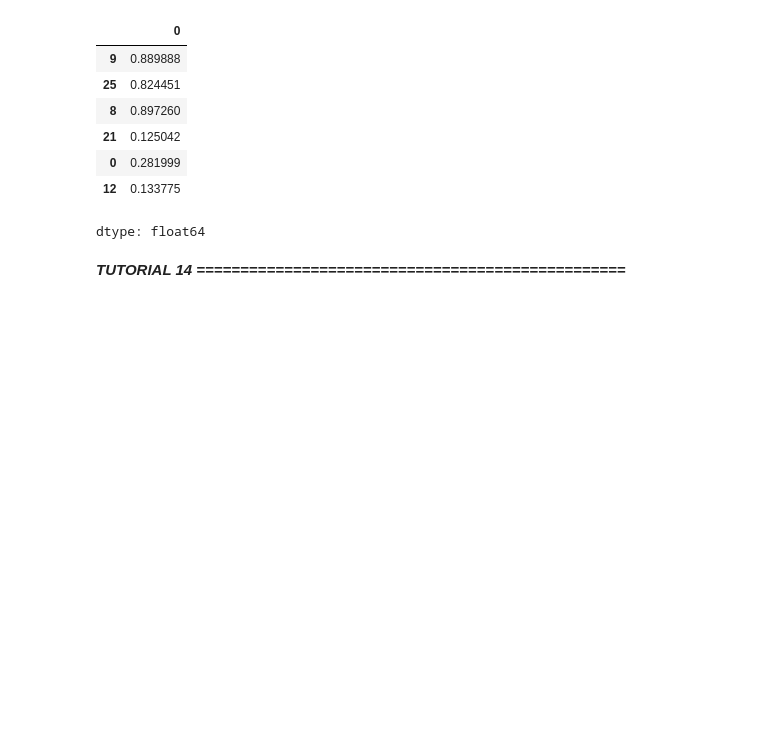
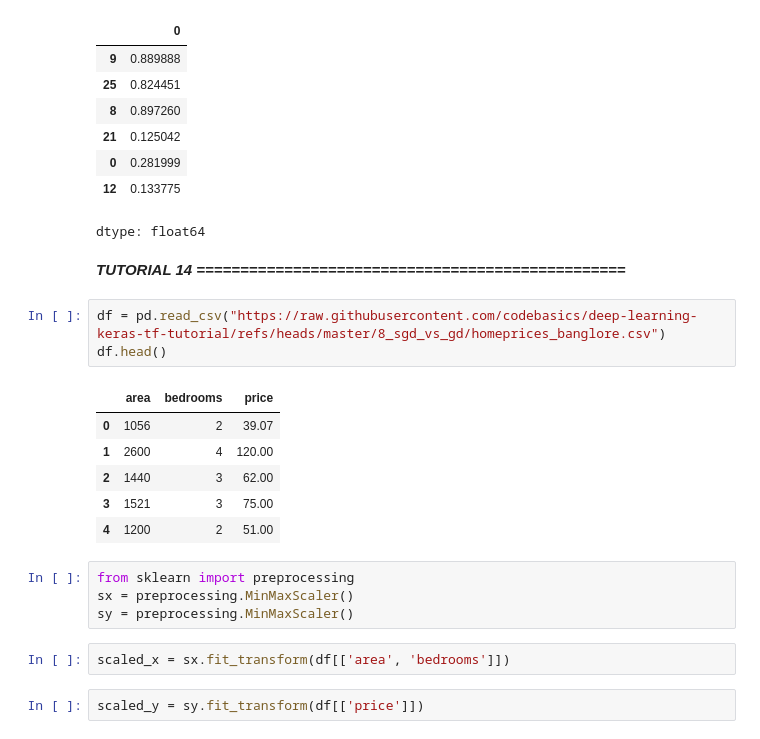
Before and after one commit to nickmirunsw/py-learning, a Jupyter notebook: tensorflow/tfnm.ipynb, the cells around one changed output. Saved outputs shown, nothing was run; the diff lists cells and outputs as text; blank space fills up the shorter version.

```diff
--- a/tensorflow/tfnm.ipynb
+++ b/tensorflow/tfnm.ipynb
@@ -641,3 +644,21 @@ Custom_model.predict(X_test)
 dtype: float64
 # %% [markdown]
 ***TUTORIAL 14 =================================================***
+# %%
+df = pd.read_csv("https://raw.githubusercontent.com/codebasics/deep-learning-keras-tf-tutorial/refs/heads/master/8_sgd_vs_gd/homeprices_banglore.csv")
+df.head()
+# %% [output]
+|  | area | bedrooms | price |
+| 0 | 1056 | 2 | 39.07 |
+| 1 | 2600 | 4 | 120.00 |
+| 2 | 1440 | 3 | 62.00 |
+| 3 | 1521 | 3 | 75.00 |
+| 4 | 1200 | 2 | 51.00 |
+# %%
+from sklearn import preprocessing
+sx = preprocessing.MinMaxScaler()
+sy = preprocessing.MinMaxScaler()
+# %%
+scaled_x = sx.fit_transform(df[['area', 'bedrooms']])
+# %%
+scaled_y = sy.fit_transform(df[['price']])
```
Also changed, not shown: parts of 13 cells of this notebook.
